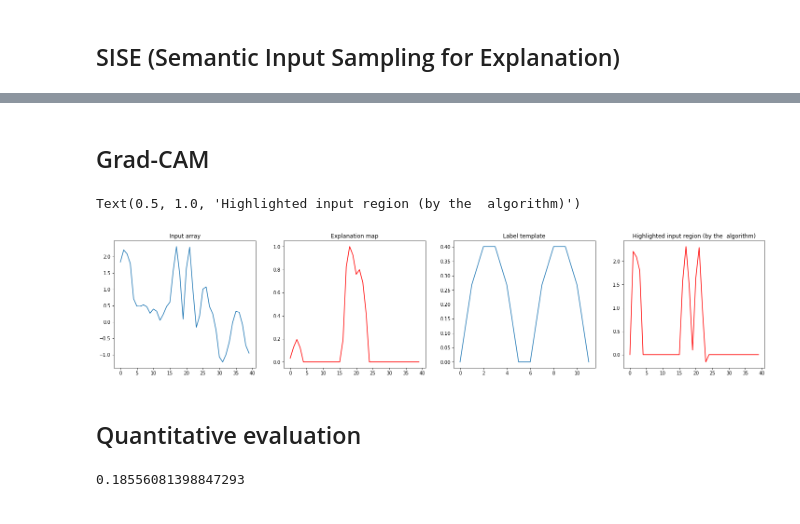
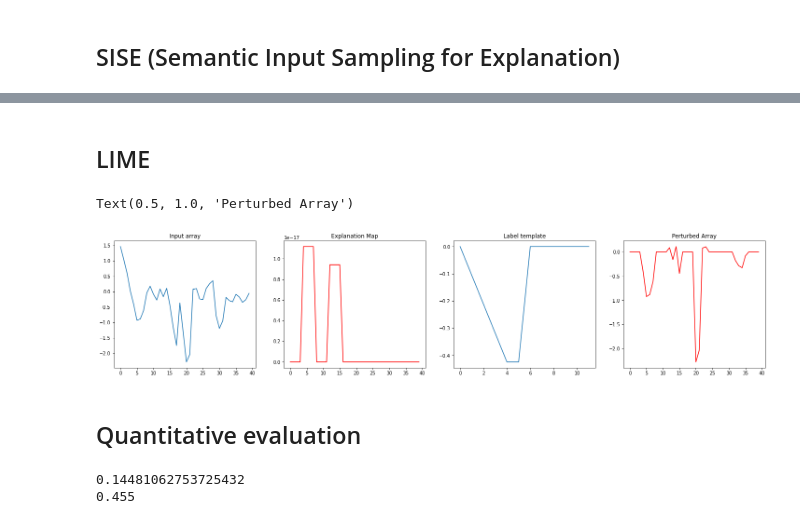
Before and after one commit to scumzilla/-ECE1512_2022W_ProjectRepo_StephanieDiNunzio, a Jupyter notebook: Project A/Project_A_Supp/MNIST1D copy.ipynb, the cells around one changed output, grey strips where cells are left out. Drawn from its saved outputs; the diff is of its cells as text; code cells hidden in the pictures.

```diff
--- a/Project A/Project_A_Supp/MNIST1D copy.ipynb
+++ b/Project A/Project_A_Supp/MNIST1D copy.ipynb
@@ -641,2 +621,0 @@ Text(0.5, 1.0, 'Highlighted input region (by the SISE algorithm)')
-# %% [markdown]
-## Grad-CAM
@@ -645,23 +622,26 @@ explanation = grad_cam(model, input, 'conv1d_2')
+# %% [markdown]
+## LIME
+# %%
+from lime import *
+c_exp, perturbed_img = LIME_1d(input, model, label, num_perturb=300, sec_size=4, kernel_w=0.4, num_feats=4)
 # %%
-threshold = np.sort(explanation)[-12]
-
 plt.figure(figsize=(25,5))
 
 plt.subplot(1,4,1)
 plt.plot(input[0])
 plt.title('Input array')
 
 plt.subplot(1,4,2)
-plt.plot(explanation, 'r')
-plt.title('Explanation map')
+plt.plot(c_exp, 'r')
+plt.title('Explanation Map')
 
 plt.subplot(1,4,3)
 plt.plot(dataset['templates']['x'][label])
 plt.title('Label template')
 
 plt.subplot(1,4,4)
-plt.plot((input[0,:,0]*(explanation>threshold)), 'r')
-plt.title('Highlighted input region (by the  algorithm)')
+plt.plot(perturbed_img, 'r')
+plt.title('Perturbed Array')
 # %% [output]
-Text(0.5, 1.0, 'Highlighted input region (by the  algorithm)')
+Text(0.5, 1.0, 'Perturbed Array')
-[figure, old version]
+[figure, new version]
@@ -717,4 +698,6 @@ drop_rate /= 1000
 # %%
 print(drop_rate)
+print(increase)
 # %% [output]
-0.18556081398847293
+0.14481062753725432
+0.455
```
Also changed, not shown: parts of 9 cells of this notebook, 12 other files.
